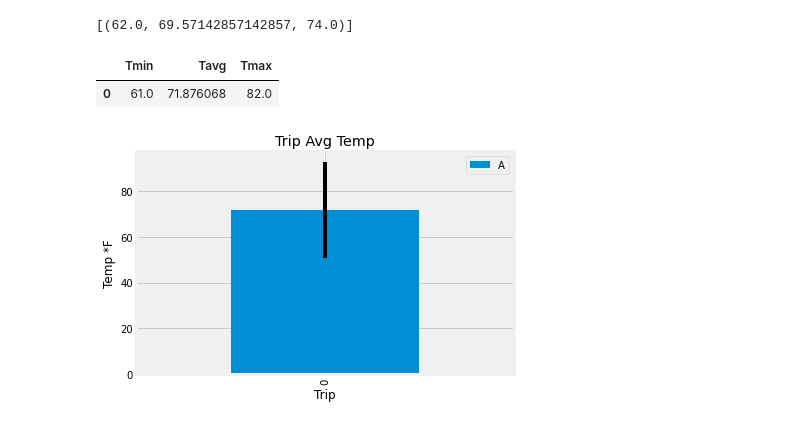
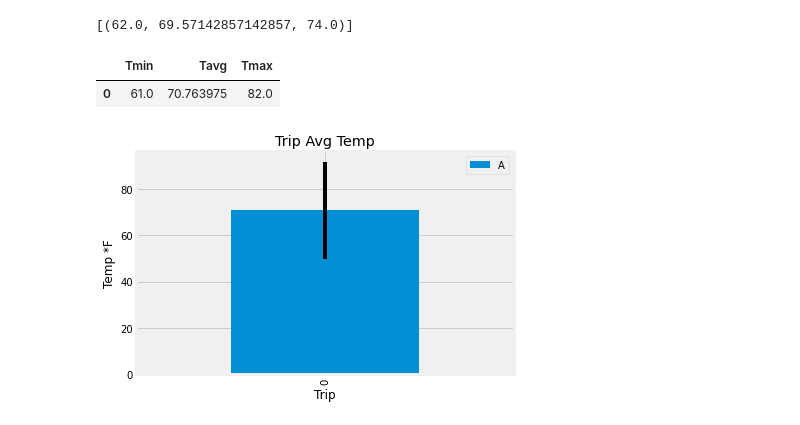
Before and after one commit to rarconaut/sqlalchemy-challenge, a Jupyter notebook: climate_starter.ipynb, the cells around one changed output. Saved outputs shown, nothing was run; the diff lists cells and outputs as text; code cells hidden in the pictures.

```diff
--- a/climate_starter.ipynb
+++ b/climate_starter.ipynb
@@ -250,11 +250,11 @@ print(calc_temps('2012-02-28', '2012-03-05'))
 # %%
 # Use your previous function `calc_temps` to calculate the tmin, tavg, and tmax
 # for your trip using the previous year's data for those same dates.
-myTemp_df = pd.DataFrame(calc_temps('2017-02-22', '2017-03-5'), columns=['Tmin','Tavg','Tmax'])
+myTemp_df = pd.DataFrame(calc_temps('2017-02-22', '2017-03-2'), columns=['Tmin','Tavg','Tmax'])
 myTemp_df
 # %% [output]
 |  | Tmin | Tavg | Tmax |
-| 0 | 61.0 | 71.876068 | 82.0 |
+| 0 | 61.0 | 70.763975 | 82.0 |
 # %%
 # Plot the results from your previous query as a bar chart.
 # Use "Trip Avg Temp" as your Title
```
Also changed, not shown: parts of 8 cells of this notebook.
